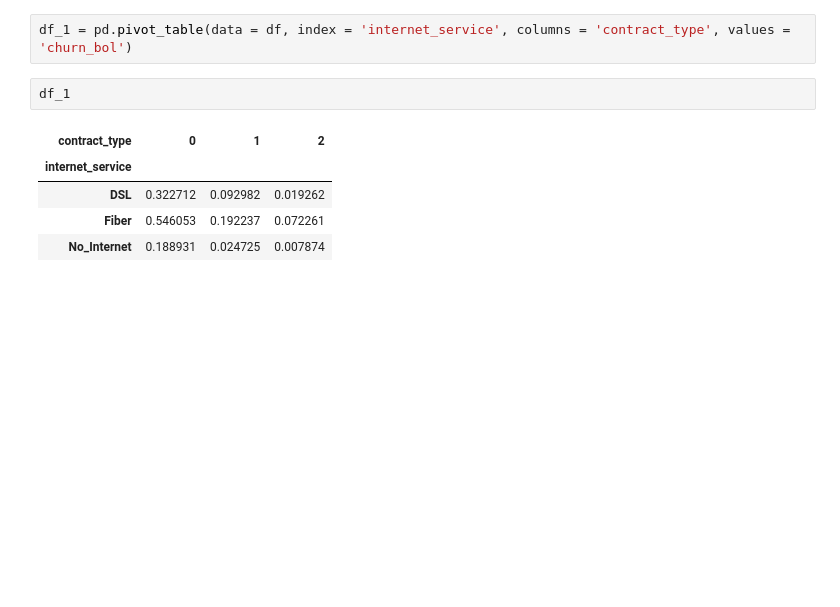
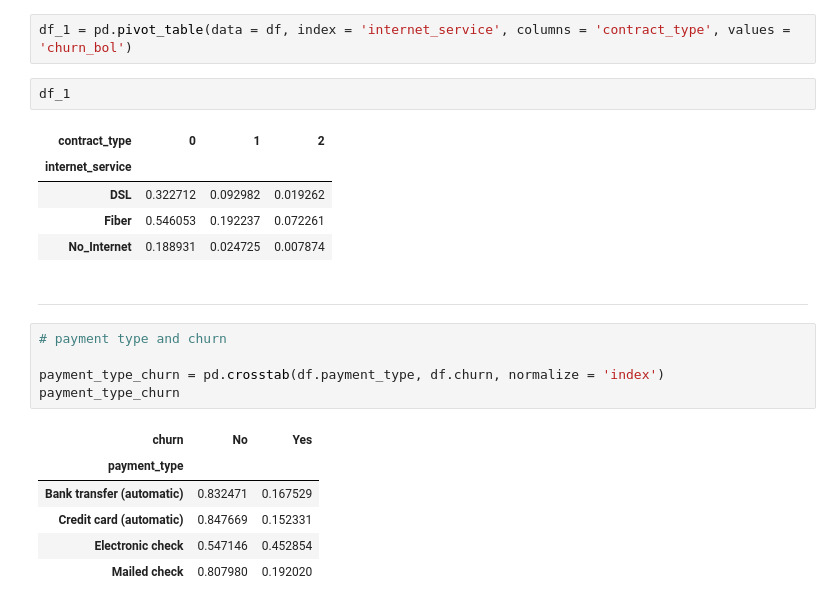
Before and after one commit to m3redithw/numpy-pandas-visualization-exercises, a Jupyter notebook: churn_analysis.ipynb, the cells around one changed output. Saved outputs shown, nothing was run; the diff lists cells and outputs as text; blank space fills up the shorter version.

```diff
--- a/churn_analysis.ipynb
+++ b/churn_analysis.ipynb
@@ -216,3 +216,17 @@ df_1
 | DSL | 0.322712 | 0.092982 | 0.019262 |
 | Fiber | 0.546053 | 0.192237 | 0.072261 |
 | No_Internet | 0.188931 | 0.024725 | 0.007874 |
+# %% [markdown]
+------------------------------------
+# %%
+# payment type and churn
+
+payment_type_churn = pd.crosstab(df.payment_type, df.churn, normalize = 'index')
+payment_type_churn
+# %% [output]
+| churn | No | Yes |
+| payment_type |  |  |
+| Bank transfer (automatic) | 0.832471 | 0.167529 |
+| Credit card (automatic) | 0.847669 | 0.152331 |
+| Electronic check | 0.547146 | 0.452854 |
+| Mailed check | 0.807980 | 0.192020 |
```
